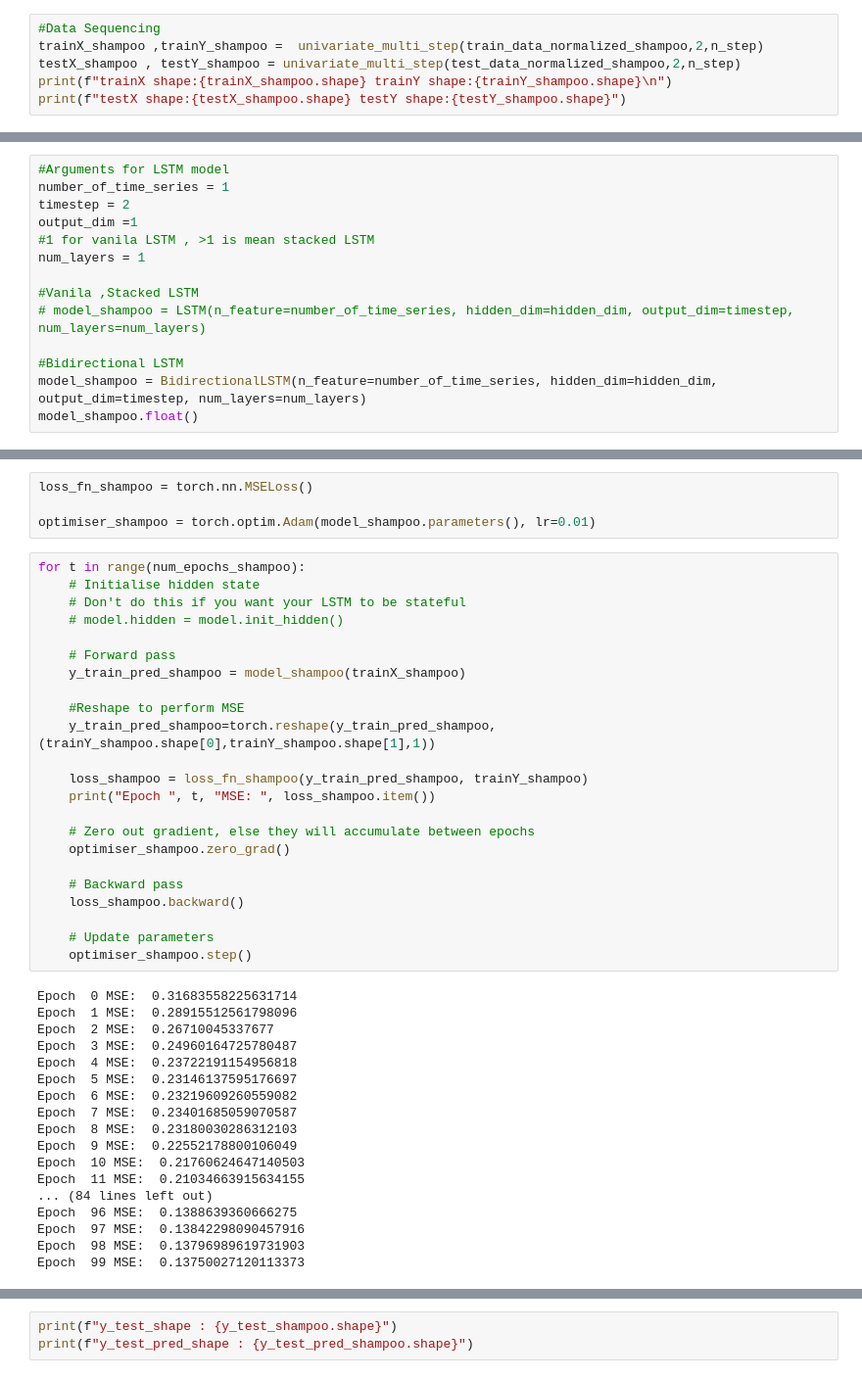
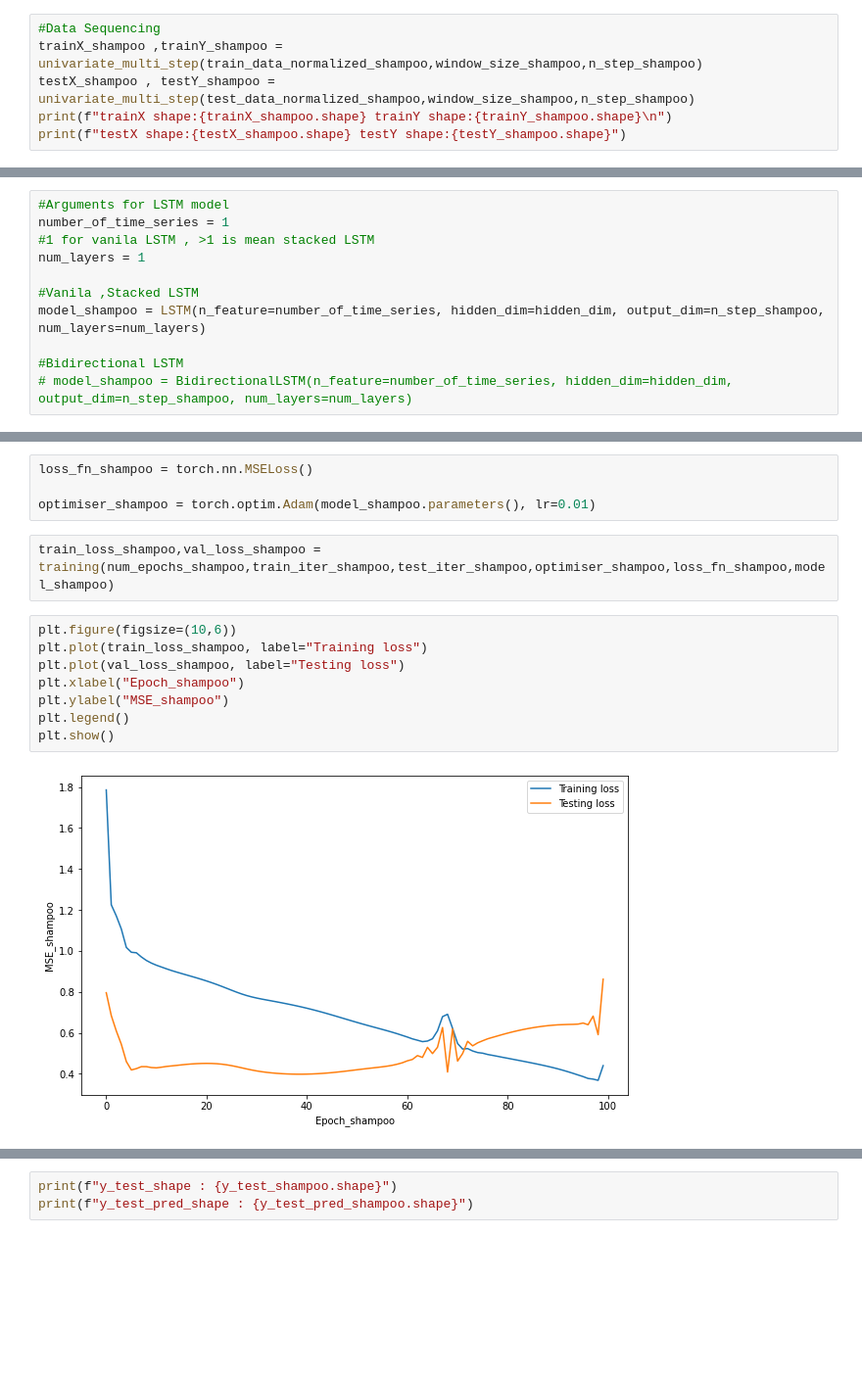
Before and after one commit to CertifaiAI/time-series-labs, a Jupyter notebook: notebook/Univariate Multi-Step LSTM.ipynb, the cells around one changed output, grey strips where cells are left out. Shown at 98% size. Drawn from its saved outputs; the diff is of its cells as text; blank space fills up the shorter version.

Commit message:
add in graphic , iterator

```diff
--- a/notebook/Univariate Multi-Step LSTM.ipynb
+++ b/notebook/Univariate Multi-Step LSTM.ipynb
@@ -405,8 +416,8 @@ array([[-0.82401588],
        [-0.67449553]])
 # %%
 #Data Sequencing
-trainX_shampoo ,trainY_shampoo =  univariate_multi_step(train_data_normalized_shampoo,2,n_step)
-testX_shampoo , testY_shampoo = univariate_multi_step(test_data_normalized_shampoo,2,n_step)
+trainX_shampoo ,trainY_shampoo =  univariate_multi_step(train_data_normalized_shampoo,window_size_shampoo,n_step_shampoo)
+testX_shampoo , testY_shampoo = univariate_multi_step(test_data_normalized_shampoo,window_size_shampoo,n_step_shampoo)
 print(f"trainX shape:{trainX_shampoo.shape} trainY shape:{trainY_shampoo.shape}\n")
 print(f"testX shape:{testX_shampoo.shape} testY shape:{testY_shampoo.shape}")
 # %% [output]
@@ -428,14 +446,11 @@ testX shape:torch.Size([8, 2, 1]) testX shape:torch.Size([8, 2, 1])
 # %%
 #Arguments for LSTM model
 number_of_time_series = 1
-timestep = 2
-output_dim =1
 #1 for vanila LSTM , >1 is mean stacked LSTM
 num_layers = 1
 
 #Vanila ,Stacked LSTM
-# model_shampoo = LSTM(n_feature=number_of_time_series, hidden_dim=hidden_dim, output_dim=timestep, num_layers=num_layers)
+model_shampoo = LSTM(n_feature=number_of_time_series, hidden_dim=hidden_dim, output_dim=n_step_shampoo, num_layers=num_layers)
 
 #Bidirectional LSTM
-model_shampoo = BidirectionalLSTM(n_feature=number_of_time_series, hidden_dim=hidden_dim, output_dim=timestep, num_layers=num_layers)
-model_shampoo.float()
+# model_shampoo = BidirectionalLSTM(n_feature=number_of_time_series, hidden_dim=hidden_dim, output_dim=n_step_shampoo, num_layers=num_layers)
@@ -448,44 +458,15 @@ BidirectionalLSTM(
 loss_fn_shampoo = torch.nn.MSELoss()
 
 optimiser_shampoo = torch.optim.Adam(model_shampoo.parameters(), lr=0.01)
-# %%
-for t in range(num_epochs_shampoo):
-    # Initialise hidden state
-    # Don't do this if you want your LSTM to be stateful
-    # model.hidden = model.init_hidden()
-
-    # Forward pass
-    y_train_pred_shampoo = model_shampoo(trainX_shampoo)
-
-    #Reshape to perform MSE
-    y_train_pred_shampoo=torch.reshape(y_train_pred_shampoo,(trainY_shampoo.shape[0],trainY_shampoo.shape[1],1))
-
-    loss_shampoo = loss_fn_shampoo(y_train_pred_shampoo, trainY_shampoo)
-    print("Epoch ", t, "MSE: ", loss_shampoo.item())
-
-    # Zero out gradient, else they will accumulate between epochs
-    optimiser_shampoo.zero_grad()
-
-    # Backward pass
-    loss_shampoo.backward()
-
-    # Update parameters
-    optimiser_shampoo.step()
-# %% [output]
-Epoch  0 MSE:  0.31683558225631714
-Epoch  1 MSE:  0.28915512561798096
-Epoch  2 MSE:  0.26710045337677
-Epoch  3 MSE:  0.24960164725780487
-Epoch  4 MSE:  0.23722191154956818
-Epoch  5 MSE:  0.23146137595176697
-Epoch  6 MSE:  0.23219609260559082
-Epoch  7 MSE:  0.23401685059070587
-Epoch  8 MSE:  0.23180030286312103
-Epoch  9 MSE:  0.22552178800106049
-Epoch  10 MSE:  0.21760624647140503
-Epoch  11 MSE:  0.21034663915634155
-... (84 lines left out)
-Epoch  96 MSE:  0.1388639360666275
-Epoch  97 MSE:  0.13842298090457916
-Epoch  98 MSE:  0.13796989619731903
-Epoch  99 MSE:  0.13750027120113373
+# %%
+train_loss_shampoo,val_loss_shampoo = training(num_epochs_shampoo,train_iter_shampoo,test_iter_shampoo,optimiser_shampoo,loss_fn_shampoo,model_shampoo)
+# %%
+plt.figure(figsize=(10,6))
+plt.plot(train_loss_shampoo, label="Training loss")
+plt.plot(val_loss_shampoo, label="Testing loss")
+plt.xlabel("Epoch_shampoo")
+plt.ylabel("MSE_shampoo")
+plt.legend()
+plt.show()
+# %% [output]
+[figure, added]
```
Also changed, not shown: parts of 21 cells of this notebook.
